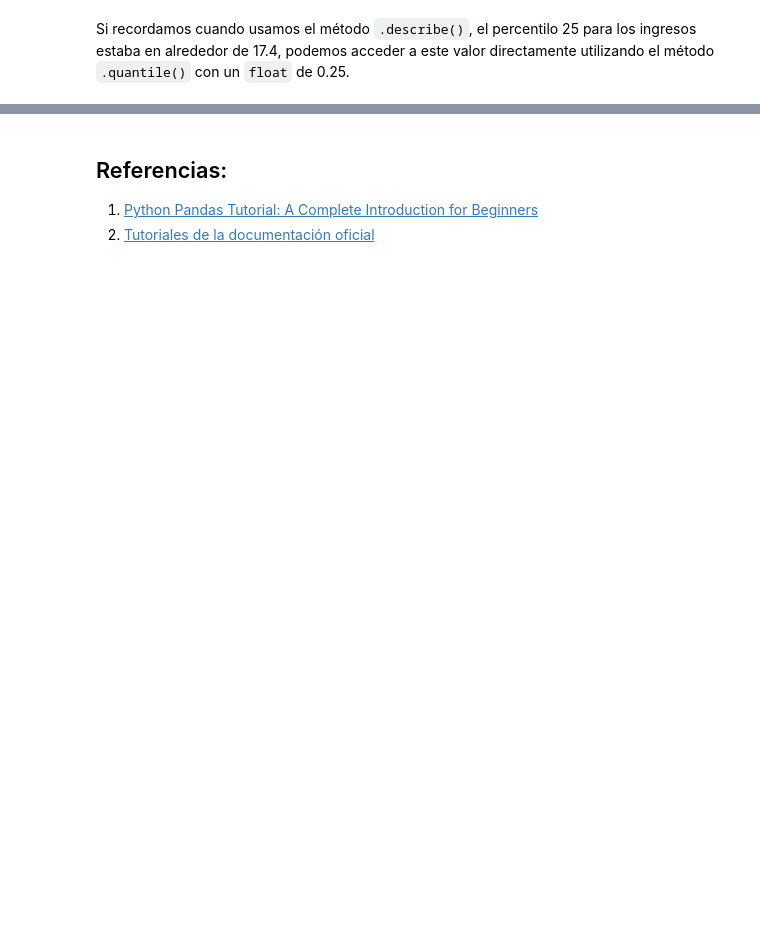
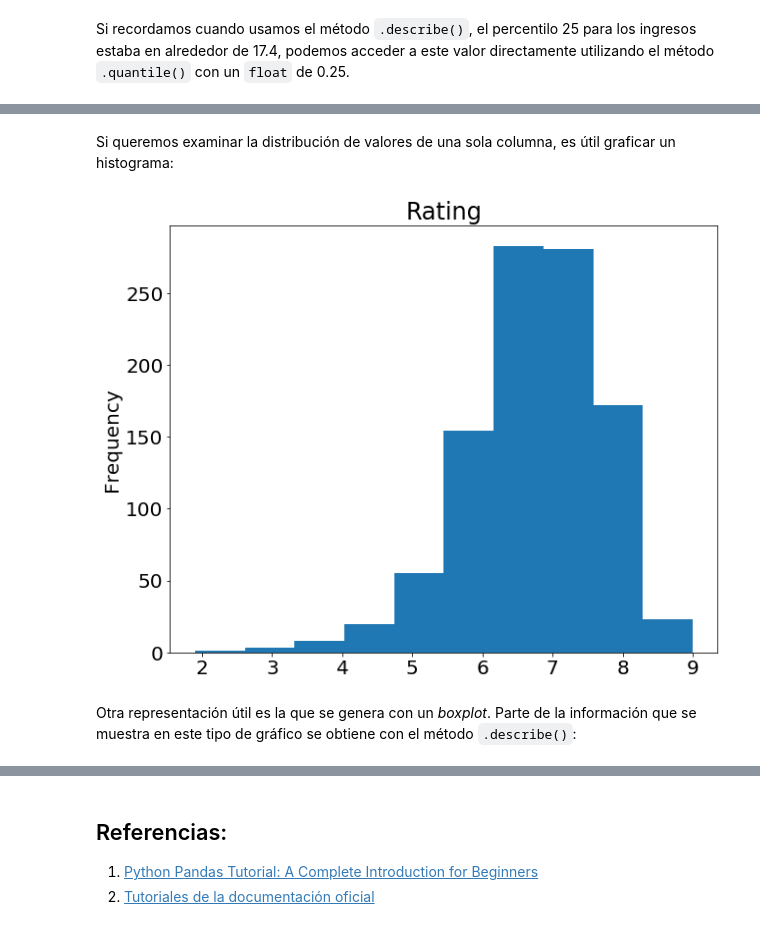
Before and after one commit to gmg-utn/compTools, a Jupyter notebook: pandas/pandas.ipynb, the cells around one changed output, grey strips where cells are left out. Saved outputs shown, nothing was run; the diff lists cells and outputs as text; code cells hidden in the pictures; blank space fills up the shorter version.

```diff
--- a/pandas/pandas.ipynb
+++ b/pandas/pandas.ipynb
@@ -708,0 +762,8 @@ Si recordamos cuando usamos el método `.describe()`, el percentilo 25 para los
+# %% [markdown]
+Si queremos examinar la distribución de valores de una sola columna, es útil graficar un histograma:
+# %%
+movies_df['rating'].plot(kind='hist', title='Rating');
+# %% [output]
+[figure, added]
+# %% [markdown]
+Otra representación útil es la que se genera con un *boxplot*. Parte de la información que se muestra en este tipo de gráfico se obtiene con el método `.describe()`:
```
Also changed, not shown: parts of 20 cells of this notebook.
